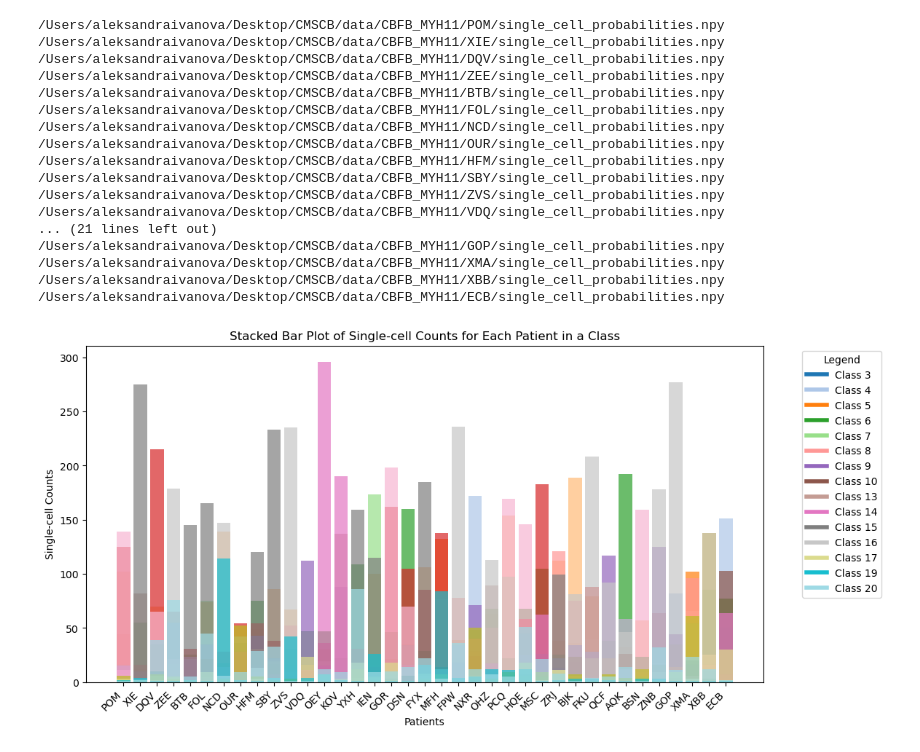
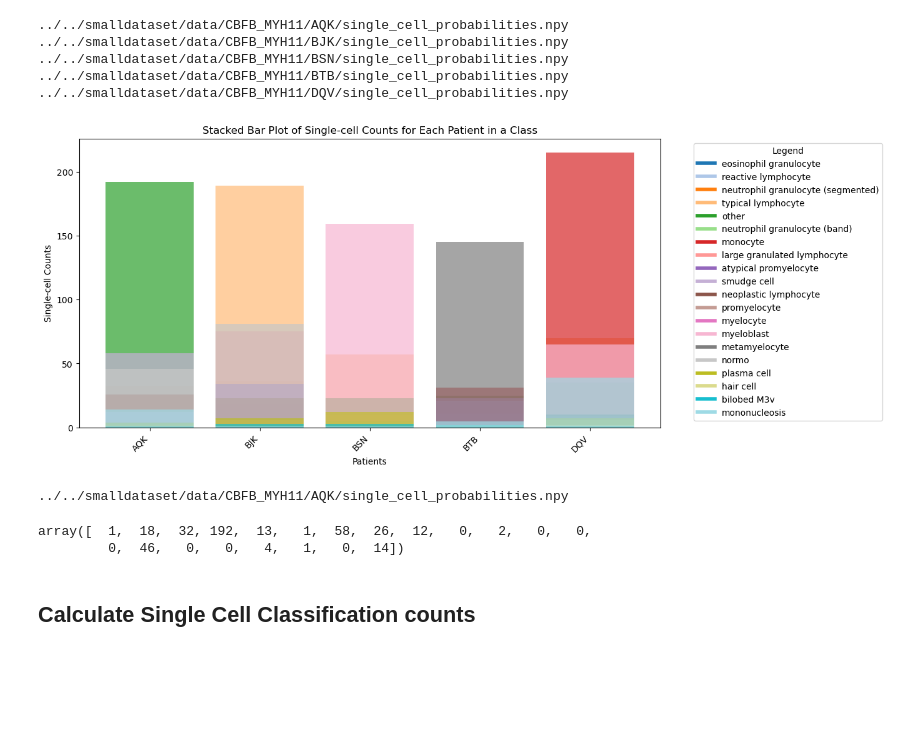
Before and after one commit to aleksandraiva/CMSCB-SCEMILA, a Jupyter notebook: SCEMILA/plot.ipynb, the cells around one changed output. Cells and saved outputs as stored; diff of their text form; code cells hidden in the pictures; blank space fills up the shorter version.

```diff
--- a/SCEMILA/plot.ipynb
+++ b/SCEMILA/plot.ipynb
@@ -7,12 +11,27 @@ from matplotlib.lines import Line2D
-# %%
-def get_counts_vector(labels_vector):
-    unique_labels, label_counts = np.unique(labels_vector, return_counts=True)
-    counts_vector = np.zeros(22, dtype=int)
-    counts_vector[unique_labels] = label_counts
-    return counts_vector, unique_labels
+# %%
+def get_counts_vector(labels_vector):
+    unique_labels, label_counts = np.unique(labels_vector, return_counts=True)
+    counts_vector = np.zeros(21, dtype=int)
+    counts_vector[unique_labels] = label_counts
+    return counts_vector, unique_labels
+
+sc_class_labels= ['eosinophil granulocyte', 'reactive lymphocyte',
+       'neutrophil granulocyte (segmented)', 'typical lymphocyte',
+       'other', 'neutrophil granulocyte (band)', 'monocyte',
+       'large granulated lymphocyte', 'atypical promyelocyte',
+       'basophil granulocyte', 'smudge cell', 'neoplastic lymphocyte',
+       'promyelocyte', 'myelocyte', 'myeloblast', 'metamyelocyte',
+       'normo', 'plasma cell', 'hair cell', 'bilobed M3v',
+       'mononucleosis']
+
+aml_class_labels = ["CBFB_MYH11","control","NPM1","PML_RARA","RUNX1_RUNX1T1"]
+
+# Path to the folder containing your files
+data_path = '../../smalldataset/data'
+result_path = '../../smalldataset/data/output'
 # %%
 # Path to the folder containing your files
-class_path = '/Users/aleksandraivanova/Desktop/CMSCB/data/CBFB_MYH11'
+class_path = '../../smalldataset/data/CBFB_MYH11'
 
 # Initialize lists to store data for plotting
 patient_folder_names = []
@@ -32,49 +51,51 @@ for patient_folder in os.listdir(class_path):
 
         # Create a custom color list for each position
         cmap = get_cmap('tab20', len(unique_labels))
         colors = [cmap(i) for i in range(len(unique_labels))]
 
         # Append data for plotting
         patient_folder_names.append(patient_folder)
         stacked_counts_vectors.append((counts_vector, unique_labels, colors))
 
 cmap = get_cmap('tab20')
 
 # Create a stacked bar plot for each file
 fig, ax = plt.subplots(figsize=(12, 6))
 for i, (counts_vector, unique_labels, colors) in enumerate(stacked_counts_vectors):
     ax.bar(patient_folder_names[i], counts_vector[unique_labels], label=f"File {i + 1}", alpha=0.7, color=colors)
 
 # Create a legend showing which color corresponds to which class label
-legend_elements = [Line2D([0], [0], color=color, lw=4, label=f'Class {label}') for label, color in zip(unique_labels, colors)]
+legend_elements = [Line2D([0], [0], color=color, lw=4, label=sc_class_labels[label]) for label, color in zip(unique_labels, colors)]
 ax.legend(handles=legend_elements, title="Legend", bbox_to_anchor=(1.05, 1), loc='upper left')
 
 # Add labels and legend
 ax.set_xlabel("Patients")
 ax.set_ylabel("Single-cell Counts")
 ax.set_title("Stacked Bar Plot of Single-cell Counts for Each Patient in a Class")
 
 # Rotate x-axis labels for better visibility
 plt.xticks(rotation=45, ha='right')
 
 # Show the plot
 plt.show()
 # %% [output]
-/Users/aleksandraivanova/Desktop/CMSCB/data/CBFB_MYH11/POM/single_cell_probabilities.npy
-/Users/aleksandraivanova/Desktop/CMSCB/data/CBFB_MYH11/XIE/single_cell_probabilities.npy
-/Users/aleksandraivanova/Desktop/CMSCB/data/CBFB_MYH11/DQV/single_cell_probabilities.npy
-/Users/aleksandraivanova/Desktop/CMSCB/data/CBFB_MYH11/ZEE/single_cell_probabilities.npy
-/Users/aleksandraivanova/Desktop/CMSCB/data/CBFB_MYH11/BTB/single_cell_probabilities.npy
-/Users/aleksandraivanova/Desktop/CMSCB/data/CBFB_MYH11/FOL/single_cell_probabilities.npy
-/Users/aleksandraivanova/Desktop/CMSCB/data/CBFB_MYH11/NCD/single_cell_probabilities.npy
-/Users/aleksandraivanova/Desktop/CMSCB/data/CBFB_MYH11/OUR/single_cell_probabilities.npy
-/Users/aleksandraivanova/Desktop/CMSCB/data/CBFB_MYH11/HFM/single_cell_probabilities.npy
-/Users/aleksandraivanova/Desktop/CMSCB/data/CBFB_MYH11/SBY/single_cell_probabilities.npy
-/Users/aleksandraivanova/Desktop/CMSCB/data/CBFB_MYH11/ZVS/single_cell_probabilities.npy
-/Users/aleksandraivanova/Desktop/CMSCB/data/CBFB_MYH11/VDQ/single_cell_probabilities.npy
-... (21 lines left out)
-/Users/aleksandraivanova/Desktop/CMSCB/data/CBFB_MYH11/GOP/single_cell_probabilities.npy
-/Users/aleksandraivanova/Desktop/CMSCB/data/CBFB_MYH11/XMA/single_cell_probabilities.npy
-/Users/aleksandraivanova/Desktop/CMSCB/data/CBFB_MYH11/XBB/single_cell_probabilities.npy
-/Users/aleksandraivanova/Desktop/CMSCB/data/CBFB_MYH11/ECB/single_cell_probabilities.npy
+../../smalldataset/data/CBFB_MYH11/AQK/single_cell_probabilities.npy
+../../smalldataset/data/CBFB_MYH11/BJK/single_cell_probabilities.npy
+../../smalldataset/data/CBFB_MYH11/BSN/single_cell_probabilities.npy
+../../smalldataset/data/CBFB_MYH11/BTB/single_cell_probabilities.npy
+../../smalldataset/data/CBFB_MYH11/DQV/single_cell_probabilities.npy
-[figure, old version]
+[figure, new version]
+# %%
+
+probs_path = '../../smalldataset/data/CBFB_MYH11/AQK/single_cell_probabilities.npy'
+print(probs_path)
+sc_probs = np.load(probs_path)
+sc_class= np.argmax(sc_probs, axis=1)
+counts_vector,unique_labels = get_counts_vector(sc_class)
+counts_vector
+# %% [output]
+../../smalldataset/data/CBFB_MYH11/AQK/single_cell_probabilities.npy
+array([  1,  18,  32, 192,  13,   1,  58,  26,  12,   0,   2,   0,   0,
+         0,  46,   0,   0,   4,   1,   0,  14])
+# %% [markdown]
+## Calculate Single Cell Classification counts
```
Also changed, not shown: parts of 13 cells of this notebook.
